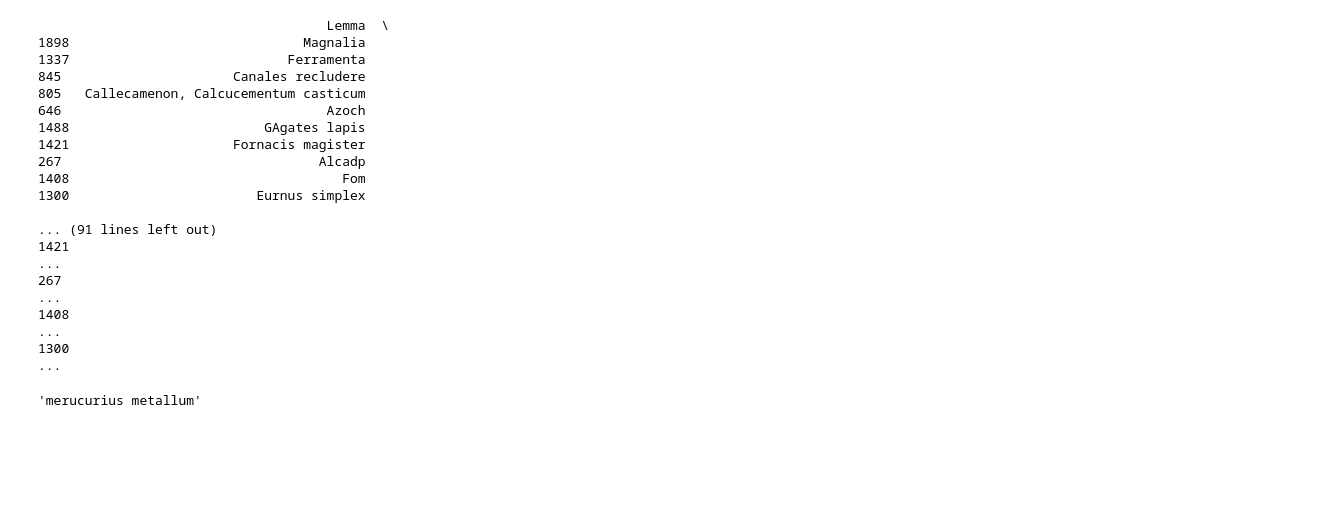
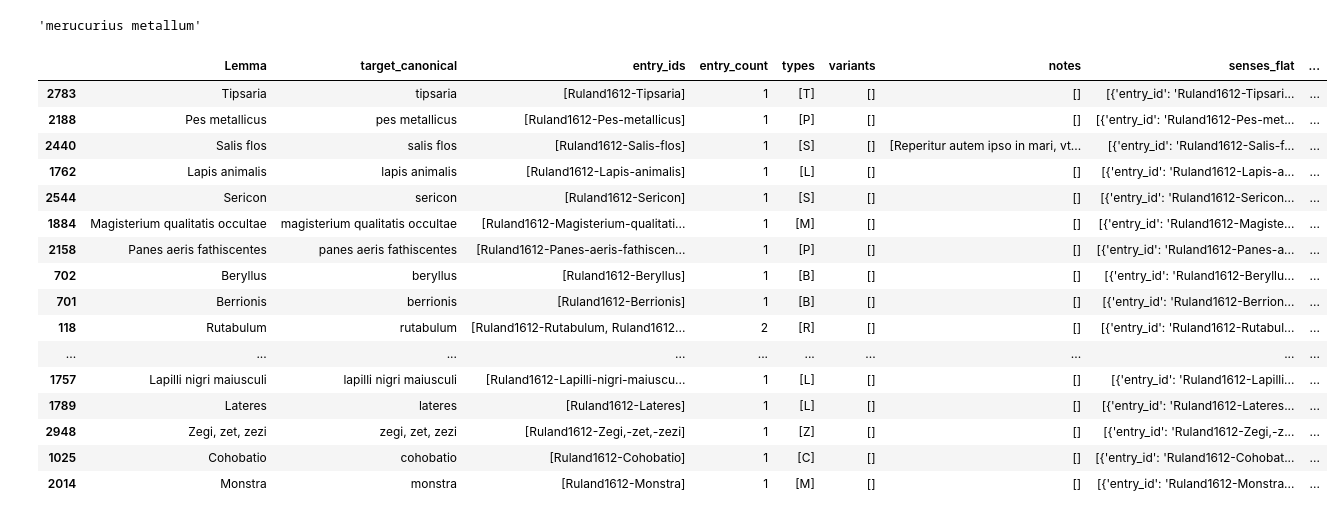
Before and after one commit to CCS-ZCU/dictionary-emlap, a Jupyter notebook: scripts/1_parsing-dictionaries.ipynb, the cells around one changed output. Drawn from its saved outputs; the diff is of its cells as text; code cells hidden in the pictures; blank space fills up the shorter version.

Commit message:
lexeme_df ready to go on with

```diff
--- a/scripts/1_parsing-dictionaries.ipynb
+++ b/scripts/1_parsing-dictionaries.ipynb
@@ -349,29 +459,6 @@ sense_count
 9        1
 8        1
 Name: count, dtype: int64
-# %%
-pd.set_option('display.max_colwidth', 500)
-pd.set_option('display.max_columns', 500)
-# %%
-print(lexeme_df.sample(10))
-# %% [output]
-                                     Lemma  \
-1898                              Magnalia
-1337                            Ferramenta
-845                      Canales recludere
-805   Callecamenon, Calcucementum casticum
-646                                  Azoch
-1488                         GAgates lapis
-1421                     Fornacis magister
-267                                 Alcadp
-1408                                   Fom
-1300                        Eurnus simplex
-
-... (91 lines left out)
-1421                                                                                                                                                                                                     ...
-267                                                                                                                                                                                                      ...
-1408                                                                                                                                                                                                     ...
-1300                                                                                                                                                                                                     ...
 # %%
 # for preprocessing the latin texts, we will use a module located outside of the current repository, specifically at the same level as the current project.
 current_working_directory = os.getcwd()
@@ -404,4 +491,24 @@ def lemmatizer(string):
     if lemmatized == "":
         lemmatized = None
     return lemmatized
-lexeme_df["relemmatized"] = lexeme_df["Lemma"].apply(lemmatizer)
+lexeme_df["target_relemmatized"] = lexeme_df["Lemma"].apply(lemmatizer)
+# %%
+lexeme_df.sample(20, random_state=0)
+# %% [output]
+|  | Lemma | target_canonical | entry_ids | entry_count | types | variants | notes | senses_flat | ... |
+| 2783 | Tipsaria | tipsaria | [Ruland1612-Tipsaria] | 1 | [T] | [] | [] | [{'entry_id': 'Ruland1612-Tipsari... | ... |
+| 2188 | Pes metallicus | pes metallicus | [Ruland1612-Pes-metallicus] | 1 | [P] | [] | [] | [{'entry_id': 'Ruland1612-Pes-met... | ... |
+| 2440 | Salis flos | salis flos | [Ruland1612-Salis-flos] | 1 | [S] | [] | [Reperitur autem ipso in mari, vt... | [{'entry_id': 'Ruland1612-Salis-f... | ... |
+| 1762 | Lapis animalis | lapis animalis | [Ruland1612-Lapis-animalis] | 1 | [L] | [] | [] | [{'entry_id': 'Ruland1612-Lapis-a... | ... |
+| 2544 | Sericon | sericon | [Ruland1612-Sericon] | 1 | [S] | [] | [] | [{'entry_id': 'Ruland1612-Sericon... | ... |
+| 1884 | Magisterium qualitatis occultae | magisterium qualitatis occultae | [Ruland1612-Magisterium-qualitati... | 1 | [M] | [] | [] | [{'entry_id': 'Ruland1612-Magiste... | ... |
+| 2158 | Panes aeris fathiscentes | panes aeris fathiscentes | [Ruland1612-Panes-aeris-fathiscen... | 1 | [P] | [] | [] | [{'entry_id': 'Ruland1612-Panes-a... | ... |
+| 702 | Beryllus | beryllus | [Ruland1612-Beryllus] | 1 | [B] | [] | [] | [{'entry_id': 'Ruland1612-Beryllu... | ... |
+| 701 | Berrionis | berrionis | [Ruland1612-Berrionis] | 1 | [B] | [] | [] | [{'entry_id': 'Ruland1612-Berrion... | ... |
+| 118 | Rutabulum | rutabulum | [Ruland1612-Rutabulum, Ruland1612... | 2 | [R] | [] | [] | [{'entry_id': 'Ruland1612-Rutabul... | ... |
+| ... | ... | ... | ... | ... | ... | ... | ... | ... | ... |
+| 1757 | Lapilli nigri maiusculi | lapilli nigri maiusculi | [Ruland1612-Lapilli-nigri-maiuscu... | 1 | [L] | [] | [] | [{'entry_id': 'Ruland1612-Lapilli... | ... |
+| 1789 | Lateres | lateres | [Ruland1612-Lateres] | 1 | [L] | [] | [] | [{'entry_id': 'Ruland1612-Lateres... | ... |
+| 2948 | Zegi, zet, zezi | zegi, zet, zezi | [Ruland1612-Zegi,-zet,-zezi] | 1 | [Z] | [] | [] | [{'entry_id': 'Ruland1612-Zegi,-z... | ... |
+| 1025 | Cohobatio | cohobatio | [Ruland1612-Cohobatio] | 1 | [C] | [] | [] | [{'entry_id': 'Ruland1612-Cohobat... | ... |
+| 2014 | Monstra | monstra | [Ruland1612-Monstra] | 1 | [M] | [] | [] | [{'entry_id': 'Ruland1612-Monstra... | ... |
```
Also changed, not shown: parts of 10 cells of this notebook, 2 other files.
